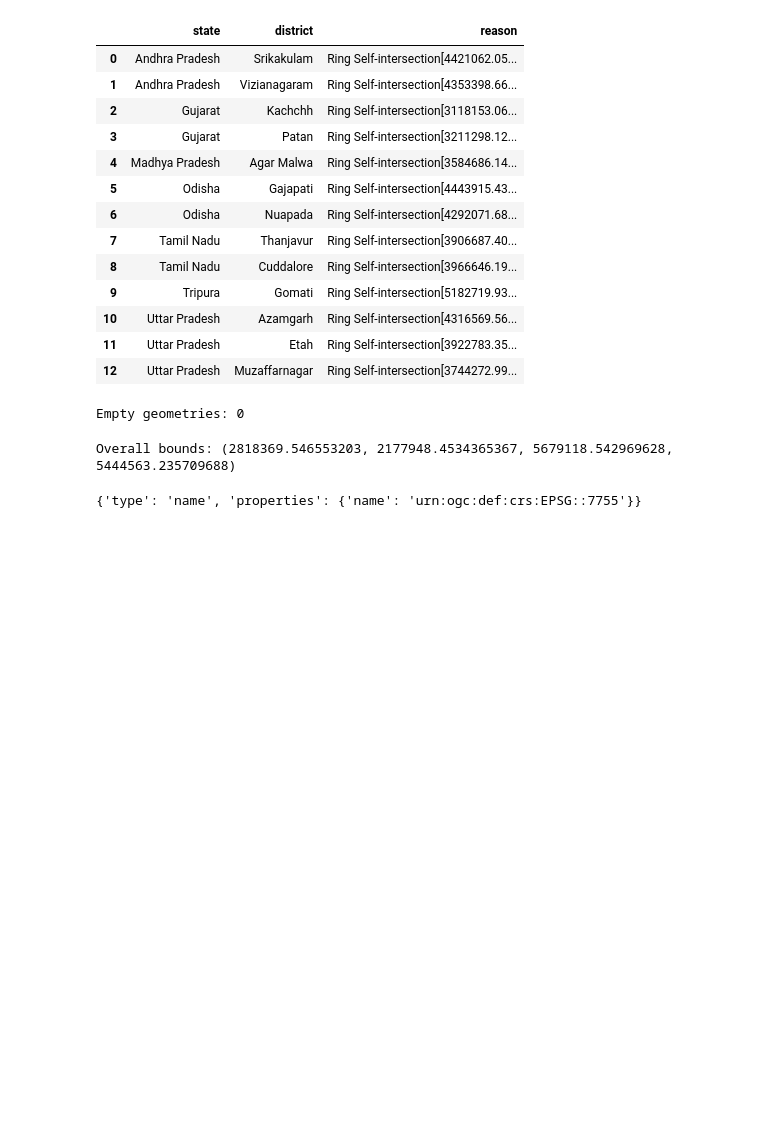
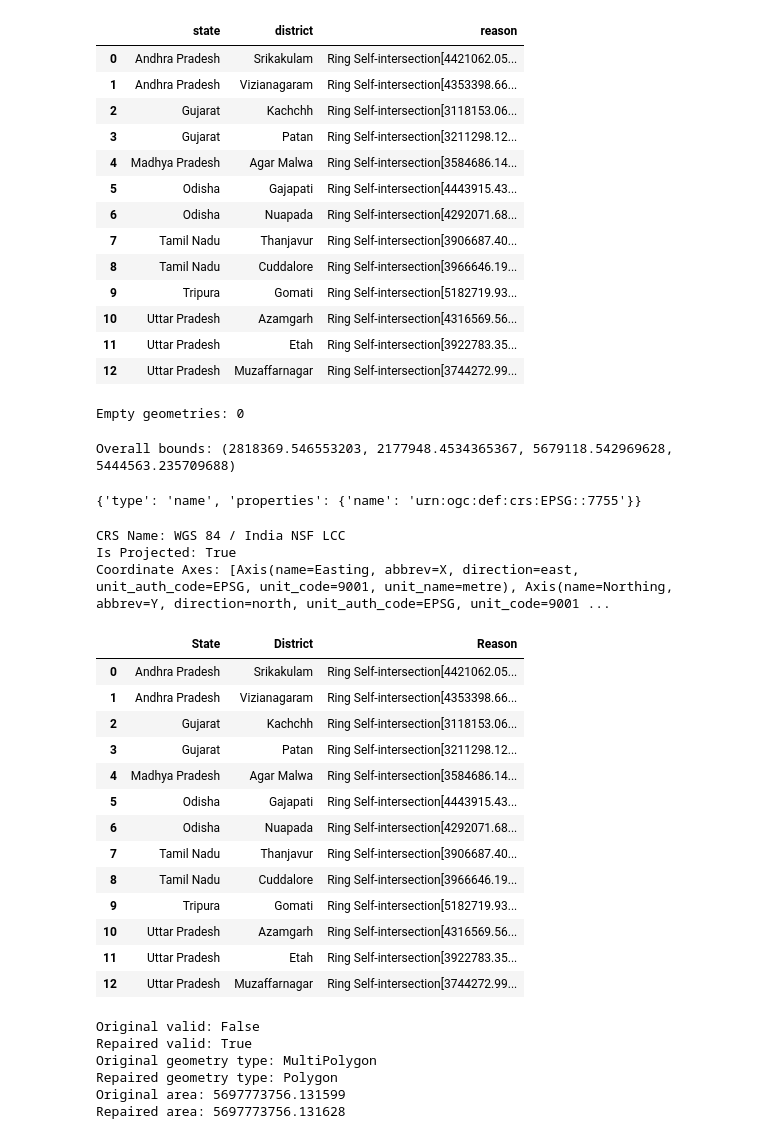
Before and after one commit to mkosh725/AgriRain-ML, a Jupyter notebook: notebooks/03_geography_data_inspection.ipynb, the cells around one changed output. Cells and saved outputs as stored; diff of their text form; code cells hidden in the pictures; blank space fills up the shorter version.

```diff
--- a/notebooks/03_geography_data_inspection.ipynb
+++ b/notebooks/03_geography_data_inspection.ipynb
@@ -226,3 +226,16 @@ Overall bounds: (2818369.546553203, 2177948.4534365367, 5679118.542969628, 54445
 geojson_data["crs"]
 # %% [output]
 {'type': 'name', 'properties': {'name': 'urn:ogc:def:crs:EPSG::7755'}}
+# %%
+#Verify EPSG:7755
+from pyproj import CRS
+
+crs = CRS.from_epsg(7755)
+
+print("CRS Name:", crs.name)
+print("Is Projected:", crs.is_projected)
+print("Coordinate Axes:", crs.axis_info)
+# %% [output]
+CRS Name: WGS 84 / India NSF LCC
+Is Projected: True
+Coordinate Axes: [Axis(name=Easting, abbrev=X, direction=east, unit_auth_code=EPSG, unit_code=9001, unit_name=metre), Axis(name=Northing, abbrev=Y, direction=north, unit_auth_code=EPSG, unit_code=9001 ...
@@ -228,0 +250,63 @@ geojson_data["crs"]
+# %%
+#Investigate invalid geometries
+from shapely.geometry import shape
+from shapely.validation import explain_validity
+
+invalid_districts = []
+
+for feature in geojson_data["features"]:
+    geometry = shape(feature["geometry"])
+
+    if not geometry.is_valid:
+        invalid_districts.append({
+            "State": feature["properties"]["state_name"],
+            "District": feature["properties"]["district"],
+            "Reason": explain_validity(geometry)
+        })
+
+invalid_districts_df = pd.DataFrame(invalid_districts)
+
+invalid_districts_df
+# %% [output]
+|  | State | District | Reason |
+| 0 | Andhra Pradesh | Srikakulam | Ring Self-intersection[4421062.05... |
+| 1 | Andhra Pradesh | Vizianagaram | Ring Self-intersection[4353398.66... |
+| 2 | Gujarat | Kachchh | Ring Self-intersection[3118153.06... |
+| 3 | Gujarat | Patan | Ring Self-intersection[3211298.12... |
+| 4 | Madhya Pradesh | Agar Malwa | Ring Self-intersection[3584686.14... |
+| 5 | Odisha | Gajapati | Ring Self-intersection[4443915.43... |
+| 6 | Odisha | Nuapada | Ring Self-intersection[4292071.68... |
+| 7 | Tamil Nadu | Thanjavur | Ring Self-intersection[3906687.40... |
+| 8 | Tamil Nadu | Cuddalore | Ring Self-intersection[3966646.19... |
+| 9 | Tripura | Gomati | Ring Self-intersection[5182719.93... |
+| 10 | Uttar Pradesh | Azamgarh | Ring Self-intersection[4316569.56... |
+| 11 | Uttar Pradesh | Etah | Ring Self-intersection[3922783.35... |
+| 12 | Uttar Pradesh | Muzaffarnagar | Ring Self-intersection[3744272.99... |
+# %%
+#Repair one geometry as a test
+from shapely import make_valid
+
+srikakulam_feature = next(
+    feature for feature in geojson_data["features"]
+    if feature["properties"]["district"] == "Srikakulam"
+)
+
+original_geometry = shape(srikakulam_feature["geometry"])
+
+repaired_geometry = make_valid(original_geometry)
+
+print("Original valid:", original_geometry.is_valid)
+print("Repaired valid:", repaired_geometry.is_valid)
+
+print("Original geometry type:", original_geometry.geom_type)
+print("Repaired geometry type:", repaired_geometry.geom_type)
+
+print("Original area:", original_geometry.area)
+print("Repaired area:", repaired_geometry.area)
+# %% [output]
+Original valid: False
+Repaired valid: True
+Original geometry type: MultiPolygon
+Repaired geometry type: Polygon
+Original area: 5697773756.131599
+Repaired area: 5697773756.131628
```
Also changed, not shown: parts of 8 cells of this notebook.
